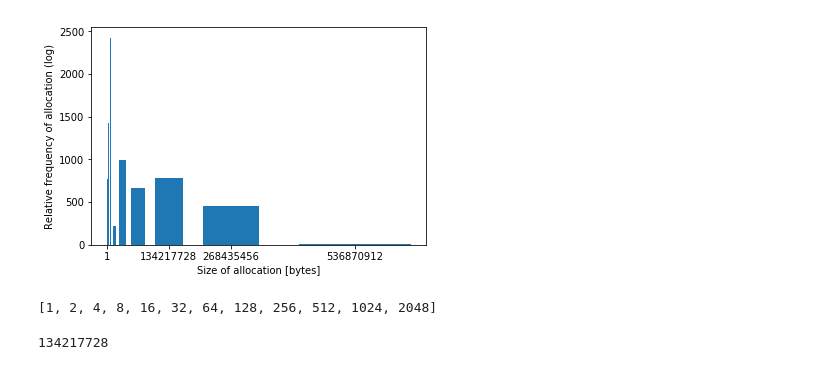
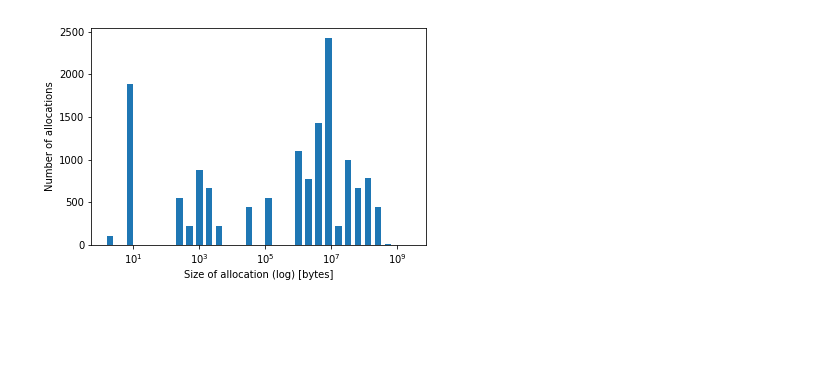
Before and after one commit to EWouters/II2202-Research-Methodology-and-Scientific-Writing---Report, a Jupyter notebook: Quantitative_Python/Plots.ipynb, the cells around one changed output. Cells and saved outputs as stored; diff of their text form; code cells hidden in the pictures; blank space fills up the shorter version.

Commit message:
Add different histogram plots of same data

```diff
--- a/Quantitative_Python/Plots.ipynb
+++ b/Quantitative_Python/Plots.ipynb
@@ -48,23 +39,11 @@ plt.savefig('histogram.pdf')
 # %%
-n_ticks = 30
-# x = np.random.chisquare(10, 1000)
+n_ticks = 32
 plt.hist(data, density=False, bins=[2**x for x in range(n_ticks)], rwidth=0.9, align='right')
 # plt.title('Object sizes requested for allocation')
-plt.ylabel('Relative frequency of allocation (log)');
-plt.xlabel('Size of allocation [bytes]');
-# plt.xticks([x*3 for x in range(n_ticks)], [str(2**x) for x in range(n_ticks)])
-# plt.yticks([x]*100)
-# plt.xticks([2**x for x in range(n_ticks)], [str(2**x) for x in range(n_ticks)])
-plt.xticks([1, 134217728] + [2**x for x in range(28,n_ticks)], ['1', '134217728'] + [str(2**x) for x in range(28,n_ticks)])
+plt.ylabel('Number of allocations');
+plt.xlabel('Size of allocation (log) [bytes]');
+plt.xscale('log')
 # plt.yscale('log')
-plt.savefig('histogram.pdf')
+plt.savefig('hist_xlog.pdf')
 # %% [output]
-[figure, old version]
+[figure, new version]
-# %%
-[2**x for x in range(n_ticks)]
-# %% [output]
-[1, 2, 4, 8, 16, 32, 64, 128, 256, 512, 1024, 2048]
-# %%
-1024*1024*128
-# %% [output]
-134217728
```
Also changed, not shown: parts of 8 cells of this notebook, 7 other files.
